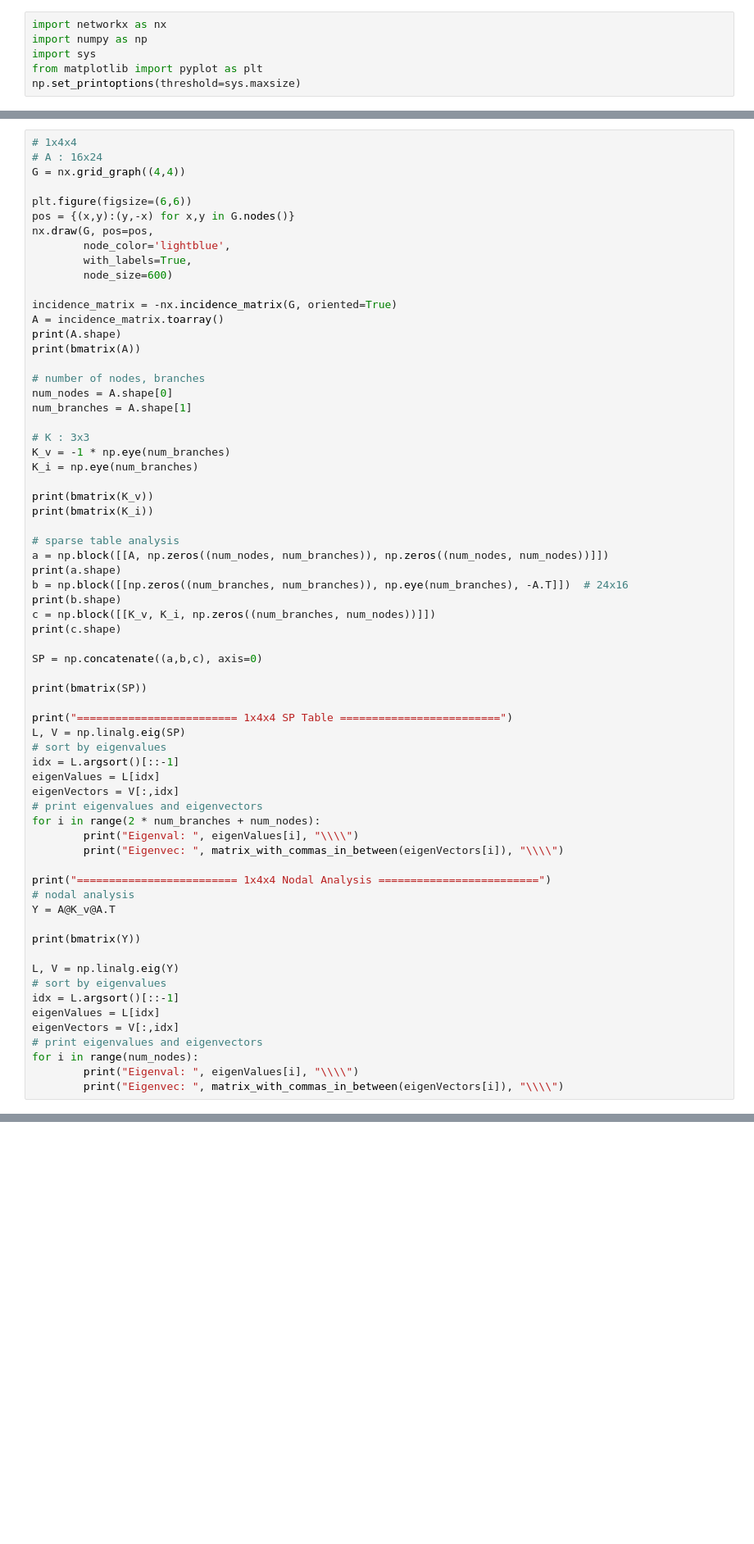
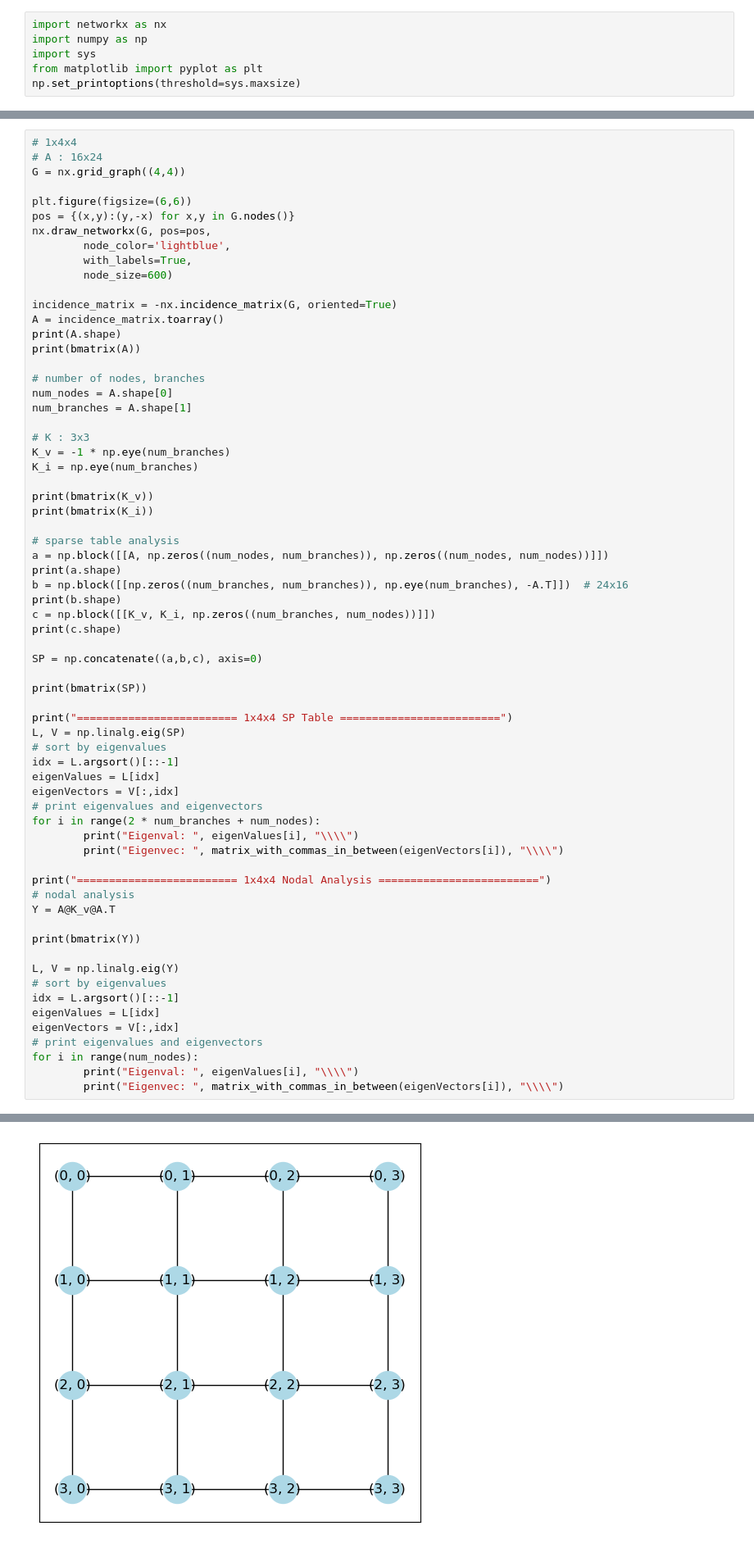
Before and after one commit to Dinple/CSE245HW, a Jupyter notebook: q2.ipynb, the cells around one changed output, grey strips where cells are left out. Shown at 82% size. Cells and saved outputs as stored; diff of their text form; blank space fills up the shorter version.

```diff
--- a/q2.ipynb
+++ b/q2.ipynb
@@ -175,7 +194,7 @@ G = nx.grid_graph((4,4))
 
 plt.figure(figsize=(6,6))
 pos = {(x,y):(y,-x) for x,y in G.nodes()}
-nx.draw(G, pos=pos,
+nx.draw_networkx(G, pos=pos,
         node_color='lightblue',
         with_labels=True,
         node_size=600)
@@ -234,3 +253,4 @@ eigenVectors = V[:,idx]
 for i in range(num_nodes):
         print("Eigenval: ", eigenValues[i], "\\\\")
         print("Eigenvec: ", matrix_with_commas_in_between(eigenVectors[i]), "\\\\")
+# %% [output]
@@ -237,3 +274,4 @@ for i in range(num_nodes):
+[figure, added]
 # %%
 # 4x4x4
 # A : 64x96
```
Also changed, not shown: parts of 5 cells of this notebook.
